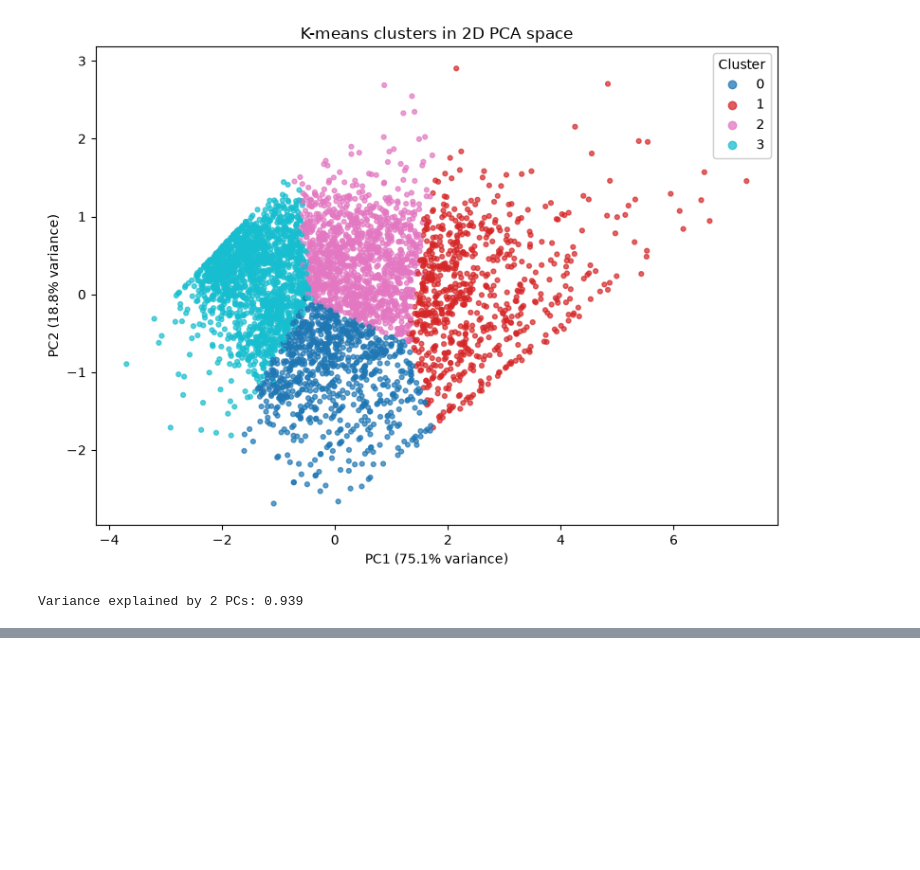
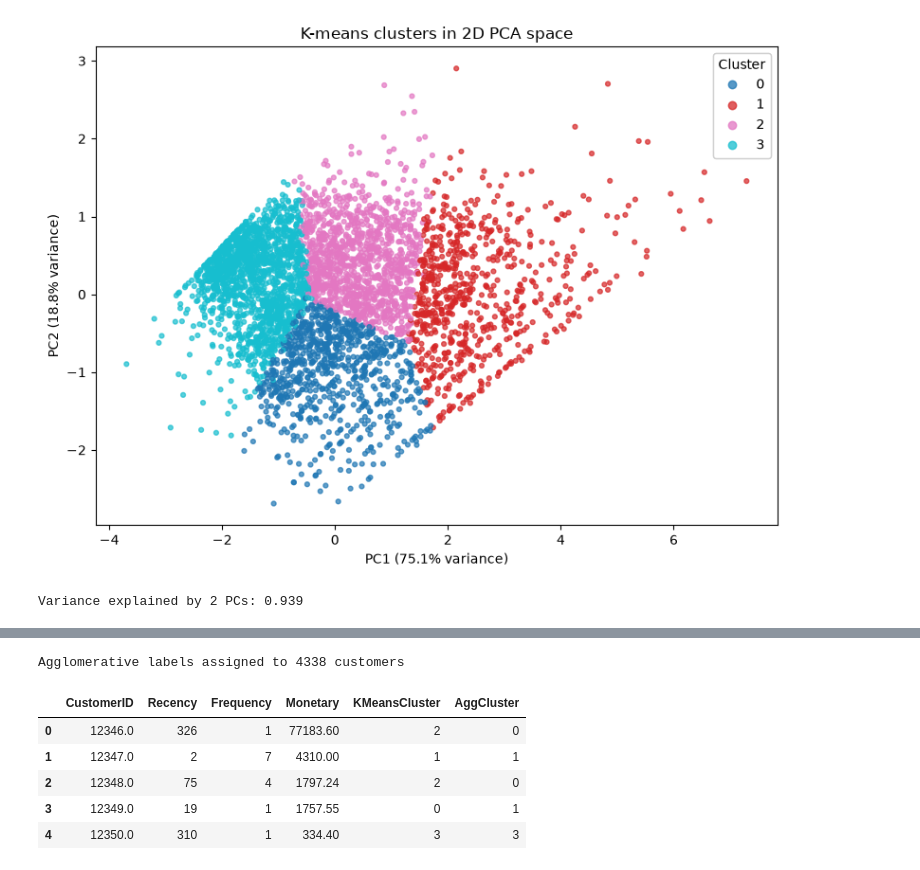
Before and after one commit to HammaadAlam/3730-Customer-Segmentation, a Jupyter notebook: preprocessing.ipynb, the cells around one changed output, grey strips where cells are left out. Saved outputs shown, nothing was run; the diff lists cells and outputs as text; code cells hidden in the pictures; blank space fills up the shorter version.

Commit message:
Add agglomerative clustering with K=4

```diff
--- a/preprocessing.ipynb
+++ b/preprocessing.ipynb
@@ -481,0 +486,17 @@ Variance explained by 2 PCs: 0.939
+# %%
+# Agglomerative clustering on the same scaled RFM features and same K
+from sklearn.cluster import AgglomerativeClustering
+
+agg = AgglomerativeClustering(n_clusters=chosen_k, linkage="ward")
+rfm_df["AggCluster"] = agg.fit_predict(rfm_scaled)
+
+print("Agglomerative labels assigned to", len(rfm_df), "customers")
+rfm_df.head()
+# %% [output]
+Agglomerative labels assigned to 4338 customers
+|  | CustomerID | Recency | Frequency | Monetary | KMeansCluster | AggCluster |
+| 0 | 12346.0 | 326 | 1 | 77183.60 | 2 | 0 |
+| 1 | 12347.0 | 2 | 7 | 4310.00 | 1 | 1 |
+| 2 | 12348.0 | 75 | 4 | 1797.24 | 2 | 0 |
+| 3 | 12349.0 | 19 | 1 | 1757.55 | 0 | 1 |
+| 4 | 12350.0 | 310 | 1 | 334.40 | 3 | 3 |
```
Also changed, not shown: parts of 2 cells of this notebook.
